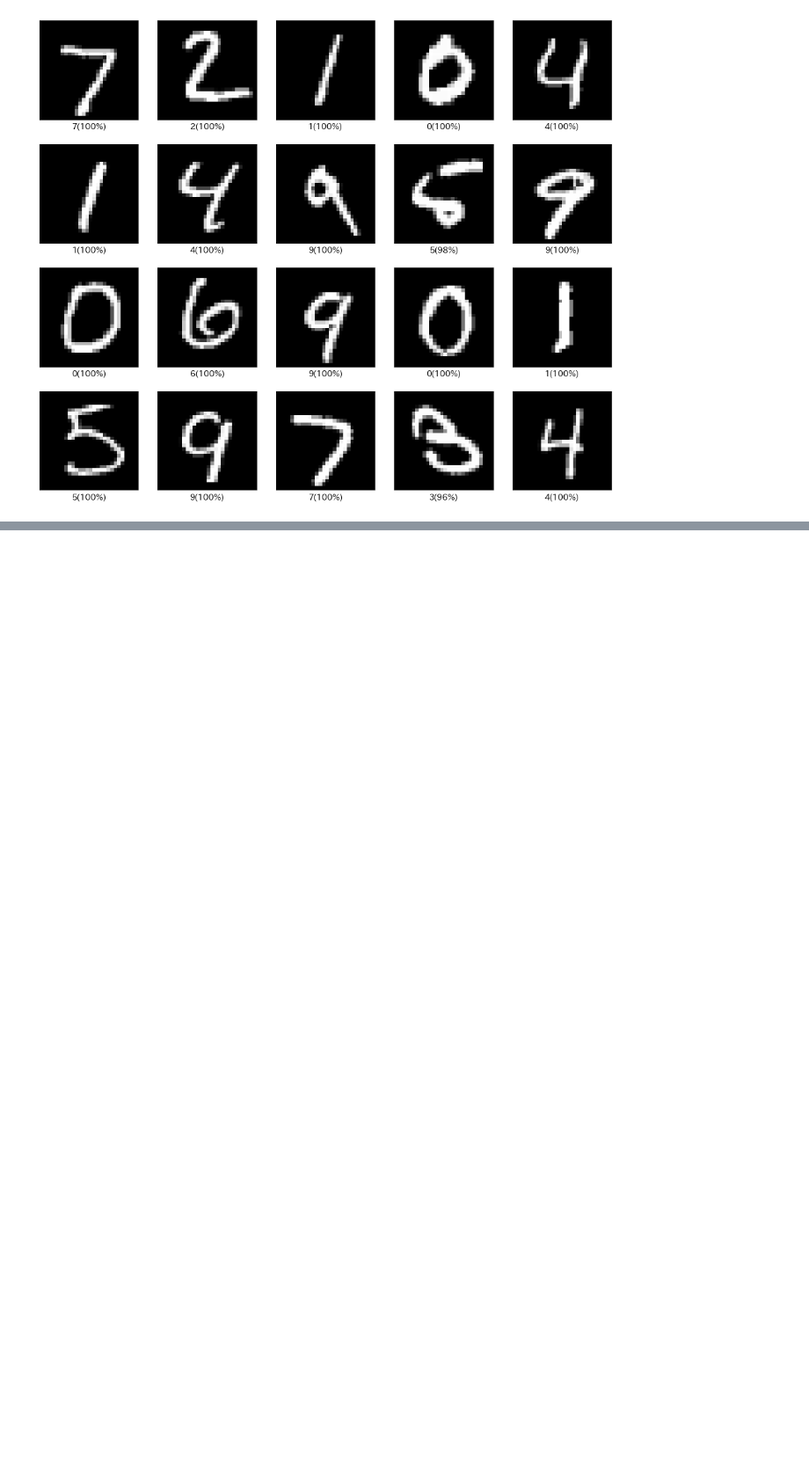
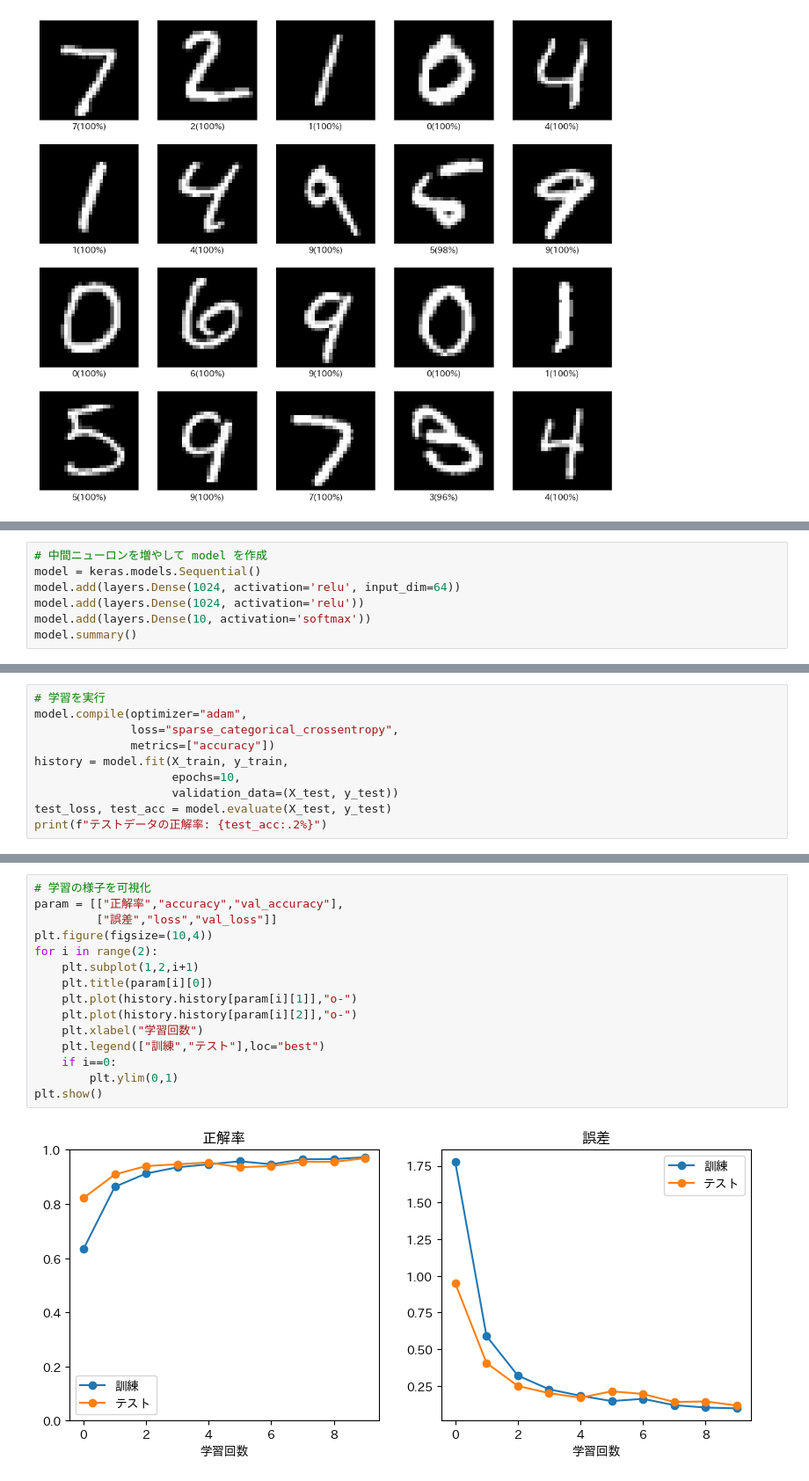
Before and after one commit to naorex/Python3rdGrade_Deep_Learning_Beginner, a Jupyter notebook: Chapter04_NNで学習.ipynb, the cells around one changed output, grey strips where cells are left out. Shown: that part at 88% size. Saved outputs shown, nothing was run; the diff lists cells and outputs as text; blank space fills up the shorter version.

```diff
--- a/Chapter04_NNで学習.ipynb
+++ b/Chapter04_NNで学習.ipynb
@@ -409,0 +528,7 @@ plt.show()
+# %%
+# 中間ニューロンを増やして model を作成
+model = keras.models.Sequential()
+model.add(layers.Dense(1024, activation='relu', input_dim=64))
+model.add(layers.Dense(1024, activation='relu'))
+model.add(layers.Dense(10, activation='softmax'))
+model.summary()
@@ -409,0 +549,10 @@ plt.show()
+# %%
+# 学習を実行
+model.compile(optimizer="adam",
+              loss="sparse_categorical_crossentropy",
+              metrics=["accuracy"])
+history = model.fit(X_train, y_train,
+                    epochs=10,
+                    validation_data=(X_test, y_test))
+test_loss, test_acc = model.evaluate(X_test, y_test)
+print(f"テストデータの正解率: {test_acc:.2%}")
@@ -409,0 +577,17 @@ plt.show()
+# %%
+# 学習の様子を可視化
+param = [["正解率","accuracy","val_accuracy"],
+         ["誤差","loss","val_loss"]]
+plt.figure(figsize=(10,4))
+for i in range(2):
+    plt.subplot(1,2,i+1)
+    plt.title(param[i][0])
+    plt.plot(history.history[param[i][1]],"o-")
+    plt.plot(history.history[param[i][2]],"o-")
+    plt.xlabel("学習回数")
+    plt.legend(["訓練","テスト"],loc="best")
+    if i==0:
+        plt.ylim(0,1)
+plt.show()
+# %% [output]
+[figure, added]
```
Also changed, not shown: parts of 10 cells of this notebook.
